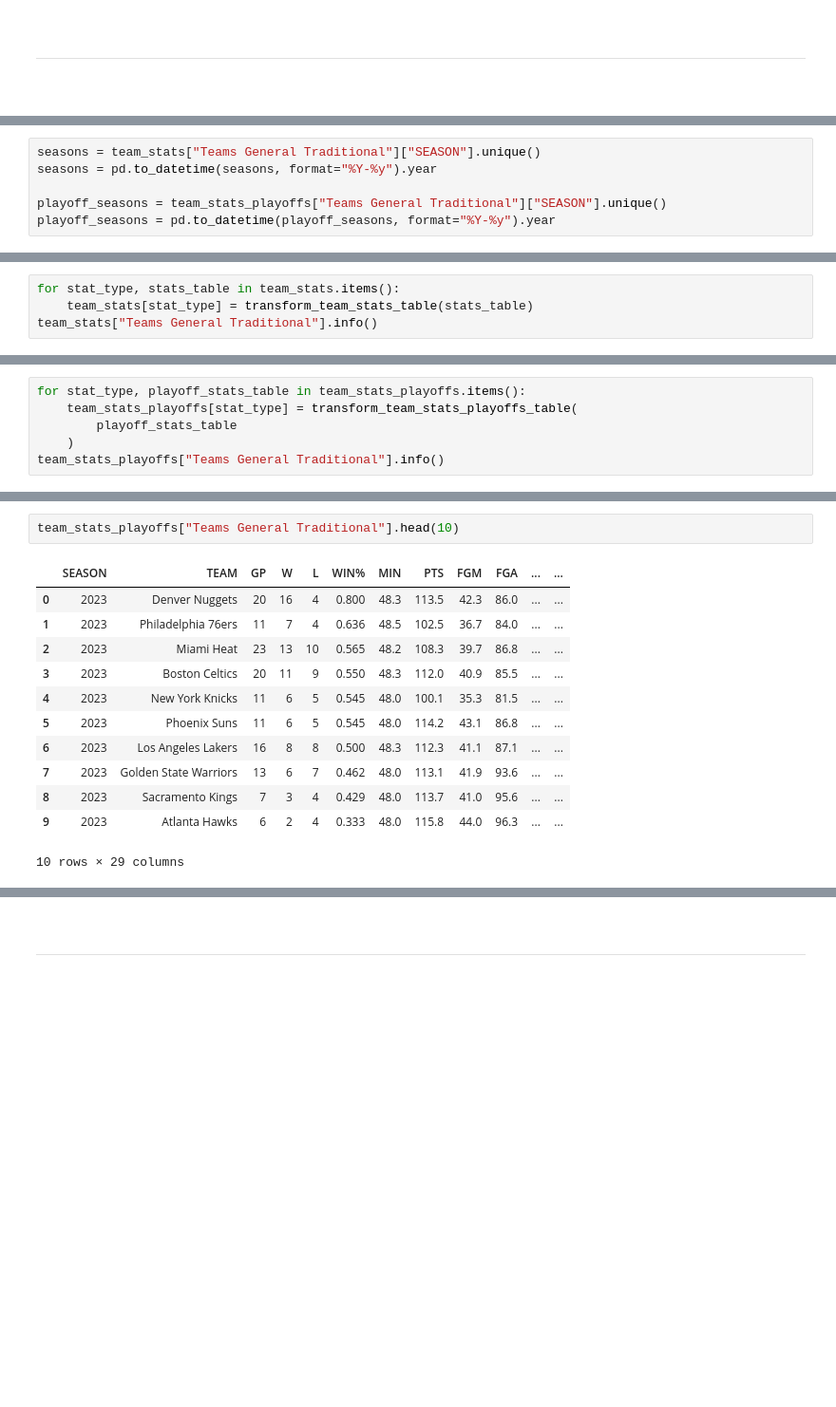
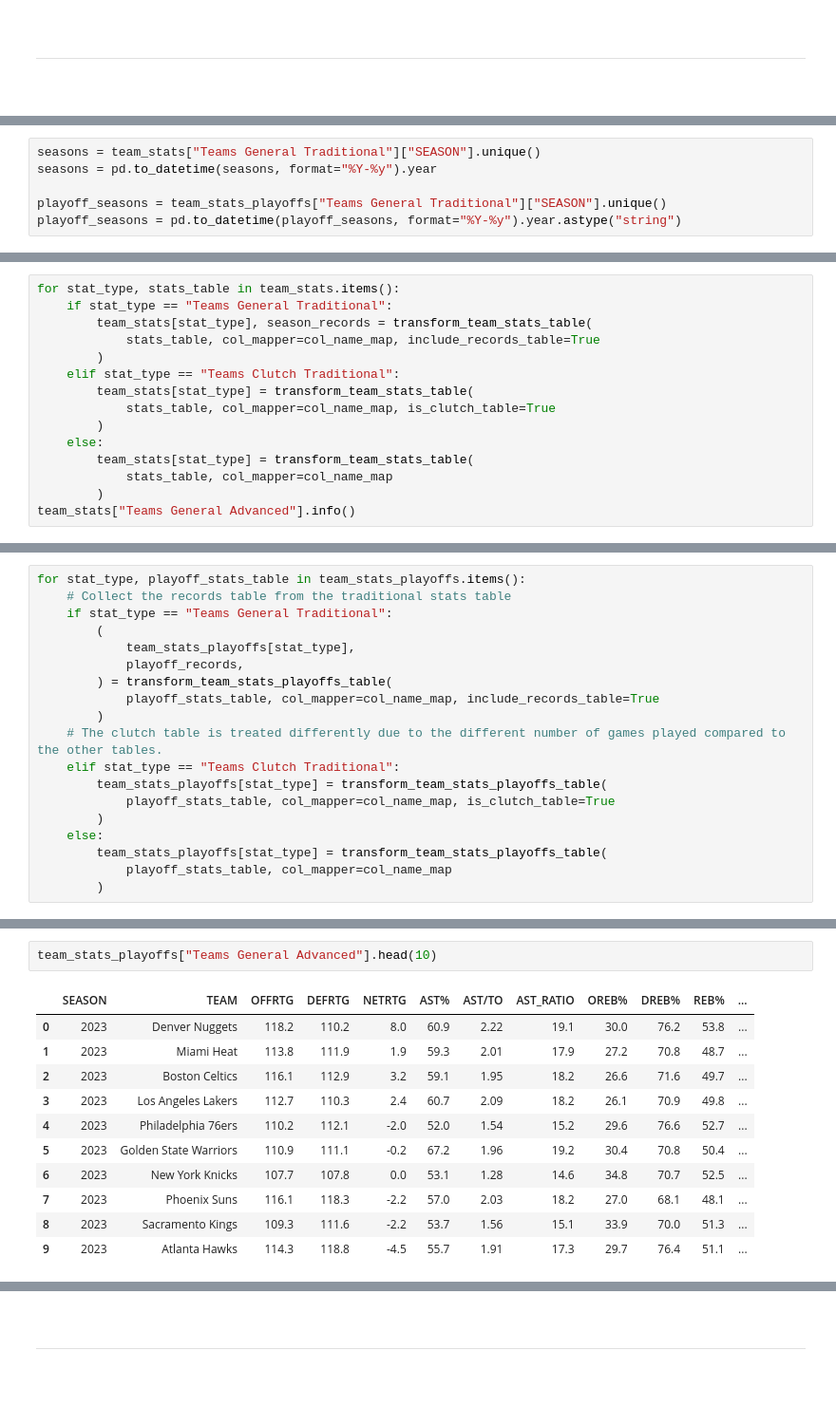
Before and after one commit to cdpeters/nba-prediction-analysis, a Jupyter notebook: ETL_and_sqlalchemy/nba_stats_transform_load.ipynb, the cells around one changed output, grey strips where cells are left out. Shown at 95% size. Drawn from its saved outputs; the diff is of its cells as text; blank space fills up the shorter version.

Commit message:
Rework extract, transform, load and query notebooks

```diff
--- a/ETL_and_sqlalchemy/nba_stats_transform_load.ipynb
+++ b/ETL_and_sqlalchemy/nba_stats_transform_load.ipynb
@@ -200,5 +229,5 @@ seasons = team_stats["Teams General Traditional"]["SEASON"].unique()
 seasons = pd.to_datetime(seasons, format="%Y-%y").year
 
 playoff_seasons = team_stats_playoffs["Teams General Traditional"]["SEASON"].unique()
-playoff_seasons = pd.to_datetime(playoff_seasons, format="%Y-%y").year
+playoff_seasons = pd.to_datetime(playoff_seasons, format="%Y-%y").year.astype("string")
 # %% [markdown]
@@ -325,6 +402,17 @@ def transform_team_stats_table(stats_table_input):
 # %%
 for stat_type, stats_table in team_stats.items():
-    team_stats[stat_type] = transform_team_stats_table(stats_table)
-team_stats["Teams General Traditional"].info()
+    if stat_type == "Teams General Traditional":
+        team_stats[stat_type], season_records = transform_team_stats_table(
+            stats_table, col_mapper=col_name_map, include_records_table=True
+        )
+    elif stat_type == "Teams Clutch Traditional":
+        team_stats[stat_type] = transform_team_stats_table(
+            stats_table, col_mapper=col_name_map, is_clutch_table=True
+        )
+    else:
+        team_stats[stat_type] = transform_team_stats_table(
+            stats_table, col_mapper=col_name_map
+        )
+team_stats["Teams General Advanced"].info()
 # %% [output]
 <class 'pandas.core.frame.DataFrame'>
@@ -389,6 +521,0 @@ def transform_team_stats_playoffs_table(stats_table_input):
-# %%
-for stat_type, playoff_stats_table in team_stats_playoffs.items():
-    team_stats_playoffs[stat_type] = transform_team_stats_playoffs_table(
-        playoff_stats_table
-    )
-team_stats_playoffs["Teams General Traditional"].info()
@@ -412,0 +522,19 @@ memory usage: 93.4+ KB
+# %%
+for stat_type, playoff_stats_table in team_stats_playoffs.items():
+    # Collect the records table from the traditional stats table
+    if stat_type == "Teams General Traditional":
+        (
+            team_stats_playoffs[stat_type],
+            playoff_records,
+        ) = transform_team_stats_playoffs_table(
+            playoff_stats_table, col_mapper=col_name_map, include_records_table=True
+        )
+    # The clutch table is treated differently due to the different number of games played compared to the other tables.
+    elif stat_type == "Teams Clutch Traditional":
+        team_stats_playoffs[stat_type] = transform_team_stats_playoffs_table(
+            playoff_stats_table, col_mapper=col_name_map, is_clutch_table=True
+        )
+    else:
+        team_stats_playoffs[stat_type] = transform_team_stats_playoffs_table(
+            playoff_stats_table, col_mapper=col_name_map
+        )
@@ -413,15 +563,14 @@ memory usage: 93.4+ KB
 # %%
-team_stats_playoffs["Teams General Traditional"].head(10)
+team_stats_playoffs["Teams General Advanced"].head(10)
 # %% [output]
-|  | SEASON | TEAM | GP | W | L | WIN% | MIN | PTS | FGM | FGA | ... | ... |
-| 0 | 2023 | Denver Nuggets | 20 | 16 | 4 | 0.800 | 48.3 | 113.5 | 42.3 | 86.0 | ... | ... |
-| 1 | 2023 | Philadelphia 76ers | 11 | 7 | 4 | 0.636 | 48.5 | 102.5 | 36.7 | 84.0 | ... | ... |
-| 2 | 2023 | Miami Heat | 23 | 13 | 10 | 0.565 | 48.2 | 108.3 | 39.7 | 86.8 | ... | ... |
-| 3 | 2023 | Boston Celtics | 20 | 11 | 9 | 0.550 | 48.3 | 112.0 | 40.9 | 85.5 | ... | ... |
-| 4 | 2023 | New York Knicks | 11 | 6 | 5 | 0.545 | 48.0 | 100.1 | 35.3 | 81.5 | ... | ... |
-| 5 | 2023 | Phoenix Suns | 11 | 6 | 5 | 0.545 | 48.0 | 114.2 | 43.1 | 86.8 | ... | ... |
-| 6 | 2023 | Los Angeles Lakers | 16 | 8 | 8 | 0.500 | 48.3 | 112.3 | 41.1 | 87.1 | ... | ... |
-| 7 | 2023 | Golden State Warriors | 13 | 6 | 7 | 0.462 | 48.0 | 113.1 | 41.9 | 93.6 | ... | ... |
-| 8 | 2023 | Sacramento Kings | 7 | 3 | 4 | 0.429 | 48.0 | 113.7 | 41.0 | 95.6 | ... | ... |
-| 9 | 2023 | Atlanta Hawks | 6 | 2 | 4 | 0.333 | 48.0 | 115.8 | 44.0 | 96.3 | ... | ... |
+|  | SEASON | TEAM | OFFRTG | DEFRTG | NETRTG | AST% | AST/TO | AST_RATIO | OREB% | DREB% | REB% | ... |
+| 0 | 2023 | Denver Nuggets | 118.2 | 110.2 | 8.0 | 60.9 | 2.22 | 19.1 | 30.0 | 76.2 | 53.8 | ... |
+| 1 | 2023 | Miami Heat | 113.8 | 111.9 | 1.9 | 59.3 | 2.01 | 17.9 | 27.2 | 70.8 | 48.7 | ... |
+| 2 | 2023 | Boston Celtics | 116.1 | 112.9 | 3.2 | 59.1 | 1.95 | 18.2 | 26.6 | 71.6 | 49.7 | ... |
+| 3 | 2023 | Los Angeles Lakers | 112.7 | 110.3 | 2.4 | 60.7 | 2.09 | 18.2 | 26.1 | 70.9 | 49.8 | ... |
+| 4 | 2023 | Philadelphia 76ers | 110.2 | 112.1 | -2.0 | 52.0 | 1.54 | 15.2 | 29.6 | 76.6 | 52.7 | ... |
+| 5 | 2023 | Golden State Warriors | 110.9 | 111.1 | -0.2 | 67.2 | 1.96 | 19.2 | 30.4 | 70.8 | 50.4 | ... |
+| 6 | 2023 | New York Knicks | 107.7 | 107.8 | 0.0 | 53.1 | 1.28 | 14.6 | 34.8 | 70.7 | 52.5 | ... |
+| 7 | 2023 | Phoenix Suns | 116.1 | 118.3 | -2.2 | 57.0 | 2.03 | 18.2 | 27.0 | 68.1 | 48.1 | ... |
+| 8 | 2023 | Sacramento Kings | 109.3 | 111.6 | -2.2 | 53.7 | 1.56 | 15.1 | 33.9 | 70.0 | 51.3 | ... |
+| 9 | 2023 | Atlanta Hawks | 114.3 | 118.8 | -4.5 | 55.7 | 1.91 | 17.3 | 29.7 | 76.4 | 51.1 | ... |
-10 rows × 29 columns
```
Also changed, not shown: parts of 70 cells of this notebook, 3 other files.
